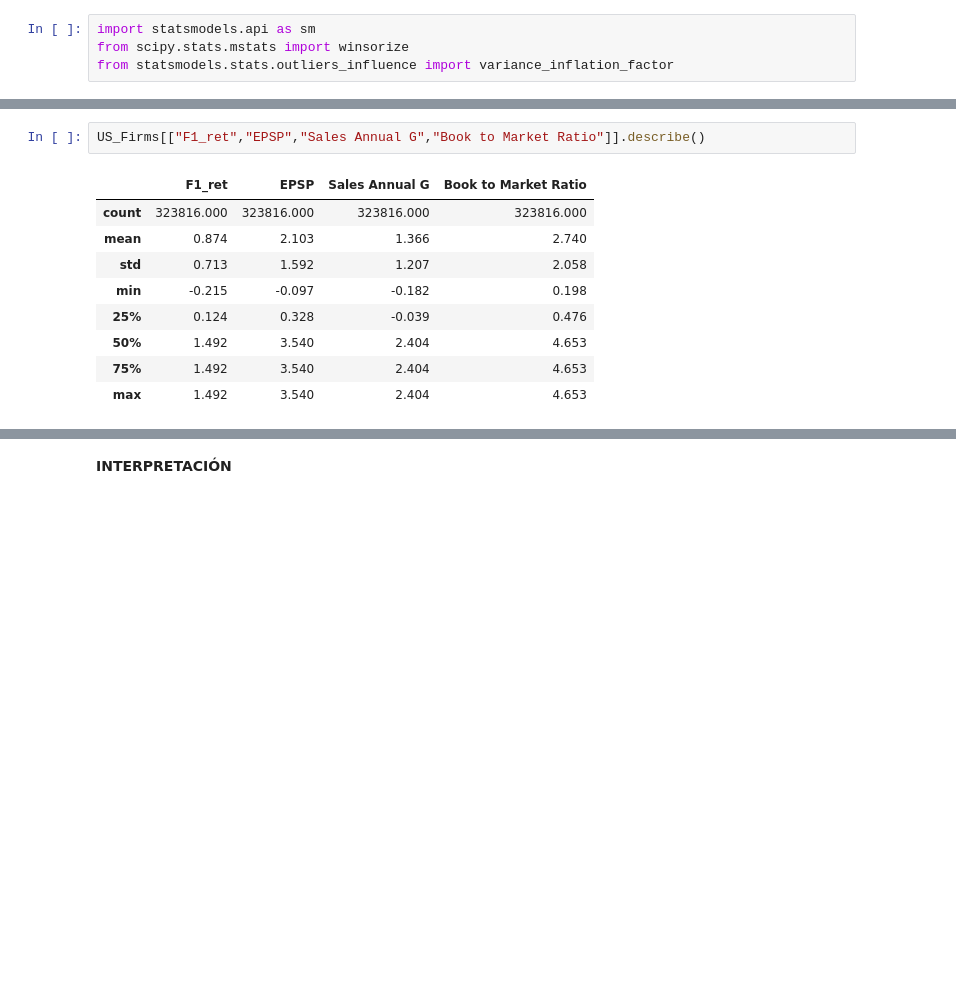
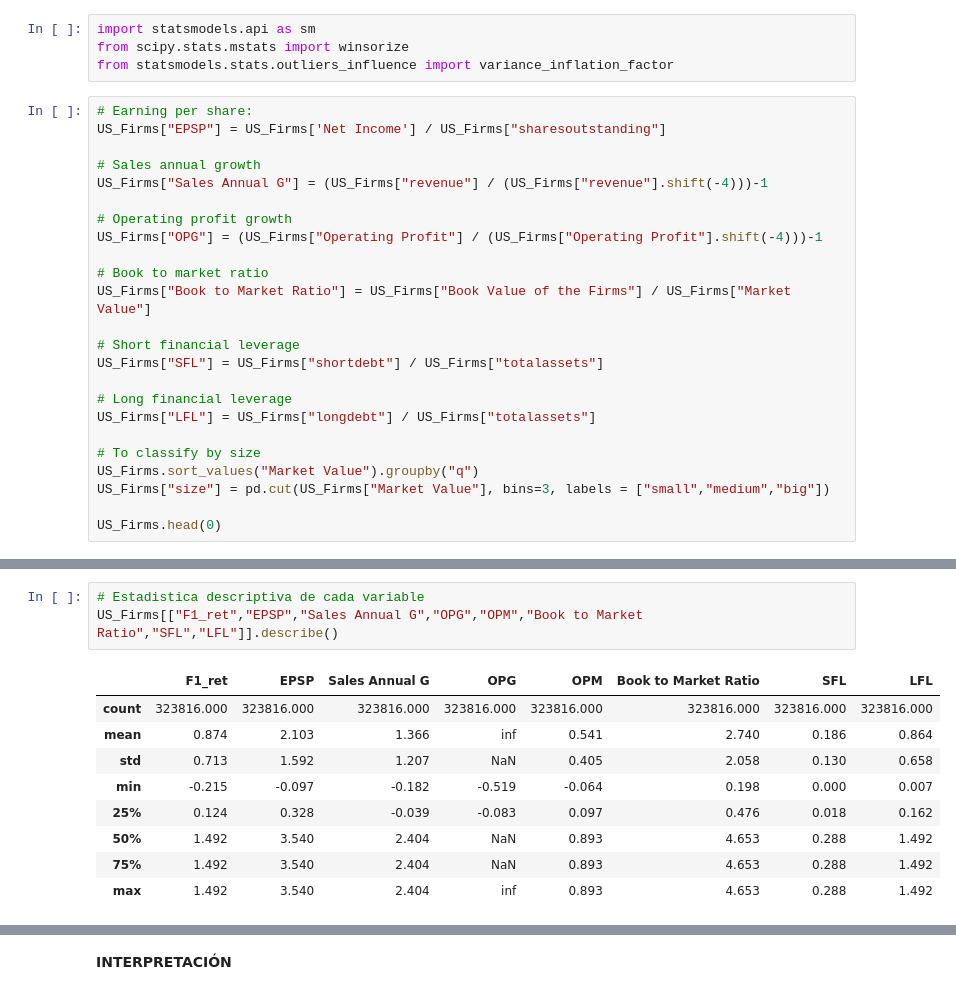
Before and after one commit to AnHrt/StatisticsII, a Jupyter notebook: Statistics/A01369984_BCase.ipynb, the cells around one changed output, grey strips where cells are left out. Saved outputs shown, nothing was run; the diff lists cells and outputs as text; blank space fills up the shorter version.

```diff
--- a/Statistics/A01369984_BCase.ipynb
+++ b/Statistics/A01369984_BCase.ipynb
@@ -679,3 +680,27 @@ Usted tiene que controlar para la industria y el tamaño de la firma. Para contr
 import statsmodels.api as sm
 from scipy.stats.mstats import winsorize
 from statsmodels.stats.outliers_influence import variance_inflation_factor
+# %%
+# Earning per share:
+US_Firms["EPSP"] = US_Firms['Net Income'] / US_Firms["sharesoutstanding"]
+
+# Sales annual growth
+US_Firms["Sales Annual G"] = (US_Firms["revenue"] / (US_Firms["revenue"].shift(-4)))-1
+
+# Operating profit growth
+US_Firms["OPG"] = (US_Firms["Operating Profit"] / (US_Firms["Operating Profit"].shift(-4)))-1
+
+# Book to market ratio
+US_Firms["Book to Market Ratio"] = US_Firms["Book Value of the Firms"] / US_Firms["Market Value"]
+
+# Short financial leverage
+US_Firms["SFL"] = US_Firms["shortdebt"] / US_Firms["totalassets"]
+
+# Long financial leverage
+US_Firms["LFL"] = US_Firms["longdebt"] / US_Firms["totalassets"]
+
+# To classify by size
+US_Firms.sort_values("Market Value").groupby("q")
+US_Firms["size"] = pd.cut(US_Firms["Market Value"], bins=3, labels = ["small","medium","big"])
+
+US_Firms.head(0)
@@ -717,13 +792,14 @@ sns.boxplot(x="Sales Annual G",data=US_Firms, palette='Set3',ax=ax4)
 # %%
-US_Firms[["F1_ret","EPSP","Sales Annual G","Book to Market Ratio"]].describe()
+# Estadistica descriptiva de cada variable
+US_Firms[["F1_ret","EPSP","Sales Annual G","OPG","OPM","Book to Market Ratio","SFL","LFL"]].describe()
 # %% [output]
-|  | F1_ret | EPSP | Sales Annual G | Book to Market Ratio |
-| count | 323816.000 | 323816.000 | 323816.000 | 323816.000 |
-| mean | 0.874 | 2.103 | 1.366 | 2.740 |
-| std | 0.713 | 1.592 | 1.207 | 2.058 |
-| min | -0.215 | -0.097 | -0.182 | 0.198 |
-| 25% | 0.124 | 0.328 | -0.039 | 0.476 |
-| 50% | 1.492 | 3.540 | 2.404 | 4.653 |
-| 75% | 1.492 | 3.540 | 2.404 | 4.653 |
-| max | 1.492 | 3.540 | 2.404 | 4.653 |
+|  | F1_ret | EPSP | Sales Annual G | OPG | OPM | Book to Market Ratio | SFL | LFL |
+| count | 323816.000 | 323816.000 | 323816.000 | 323816.000 | 323816.000 | 323816.000 | 323816.000 | 323816.000 |
+| mean | 0.874 | 2.103 | 1.366 | inf | 0.541 | 2.740 | 0.186 | 0.864 |
+| std | 0.713 | 1.592 | 1.207 | NaN | 0.405 | 2.058 | 0.130 | 0.658 |
+| min | -0.215 | -0.097 | -0.182 | -0.519 | -0.064 | 0.198 | 0.000 | 0.007 |
+| 25% | 0.124 | 0.328 | -0.039 | -0.083 | 0.097 | 0.476 | 0.018 | 0.162 |
+| 50% | 1.492 | 3.540 | 2.404 | NaN | 0.893 | 4.653 | 0.288 | 1.492 |
+| 75% | 1.492 | 3.540 | 2.404 | NaN | 0.893 | 4.653 | 0.288 | 1.492 |
+| max | 1.492 | 3.540 | 2.404 | inf | 0.893 | 4.653 | 0.288 | 1.492 |
 # %%
```
Also changed, not shown: parts of 15 cells of this notebook.
